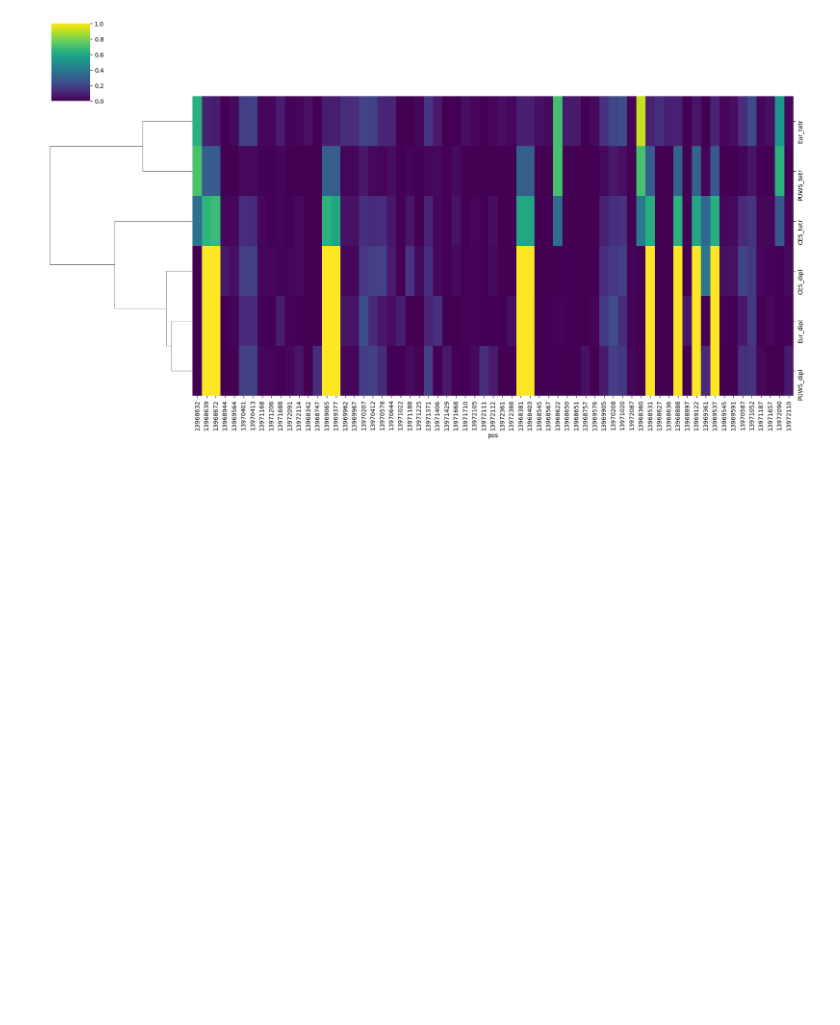
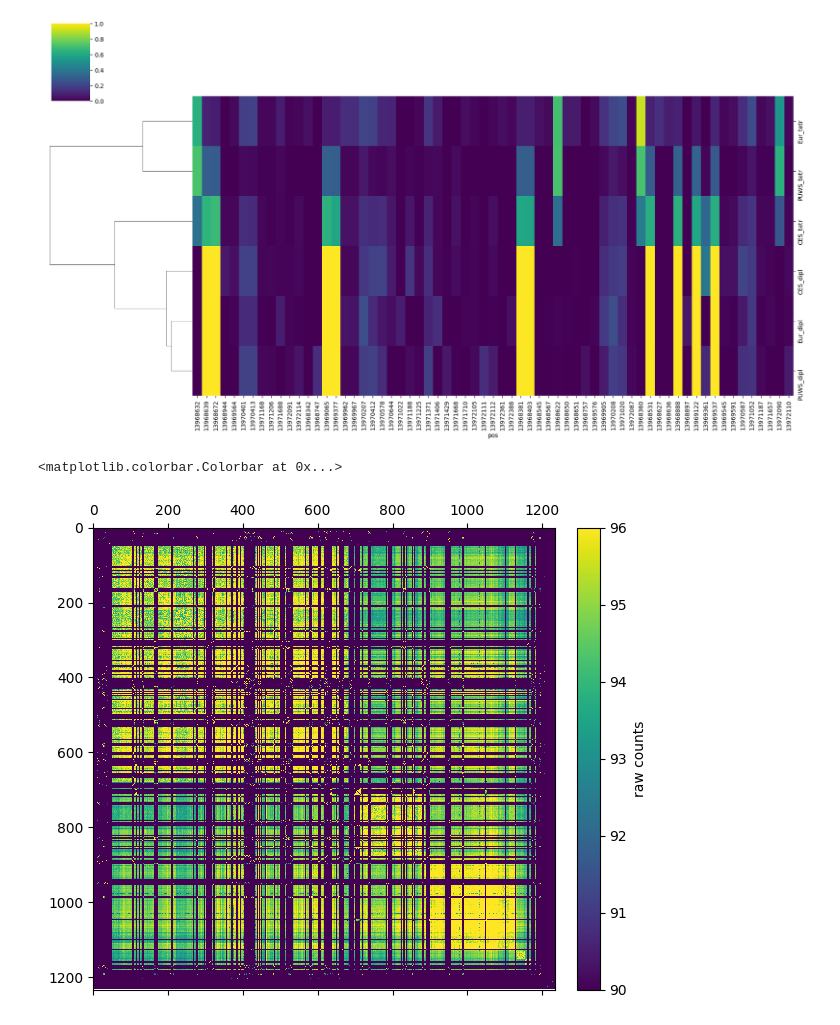
Before and after one commit to Liverworks/Alyrata_introgression, a Jupyter notebook: Plot_maker.ipynb, the cells around one changed output. Saved outputs shown, nothing was run; the diff lists cells and outputs as text; code cells hidden in the pictures; blank space fills up the shorter version.

```diff
--- a/Plot_maker.ipynb
+++ b/Plot_maker.ipynb
@@ -382,3 +382,21 @@ sns.clustermap(filt_data.T, cmap="viridis", col_cluster=False, figsize=(18,10))
 # %% [output]
 <seaborn.matrix.ClusterGrid at 0x...>
 [figure]
+# %%
+import numpy as np
+import matplotlib.pyplot as plt
+import seaborn as sns
+import pandas as pd
+import os
+import cooltools
+import cooler
+data_dir = '/netscratch/dep_mercier/grp_novikova/A.Lyrata/anna_g/StainedGlass/results/'
+
+clr = cooler.Cooler(f'{data_dir}/nt12_6chr.2000.10000.identity.mcool::resolutions/2000')
+f, ax = plt.subplots(
+    figsize=(7,6))
+im = ax.matshow((clr.matrix(balance=False)[:]),vmax=96,vmin=90);
+plt.colorbar(im ,fraction=0.046, pad=0.04, label='raw counts')
+# %% [output]
+<matplotlib.colorbar.Colorbar at 0x...>
+[figure, added]
```
Also changed, not shown: 12 other files.
